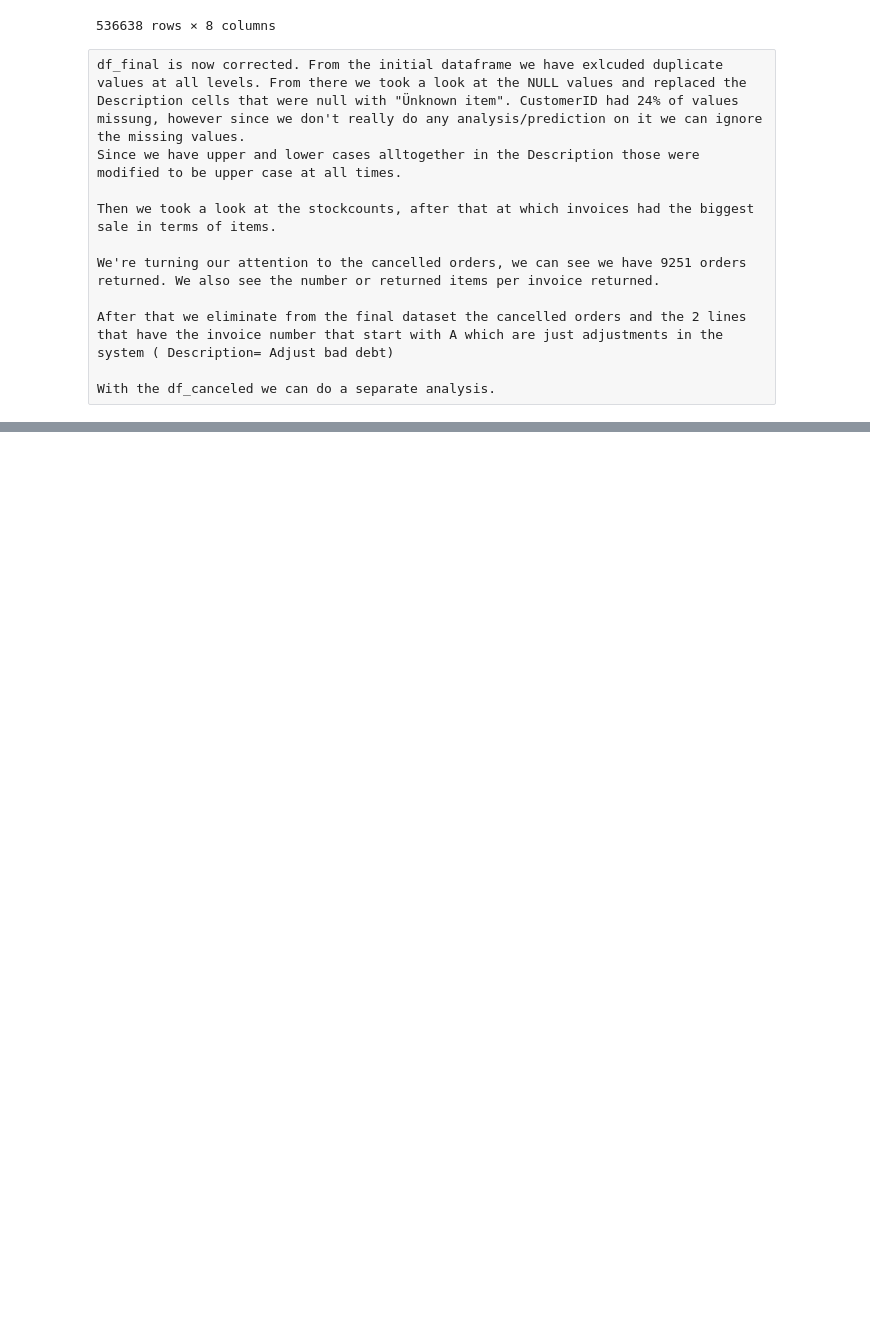
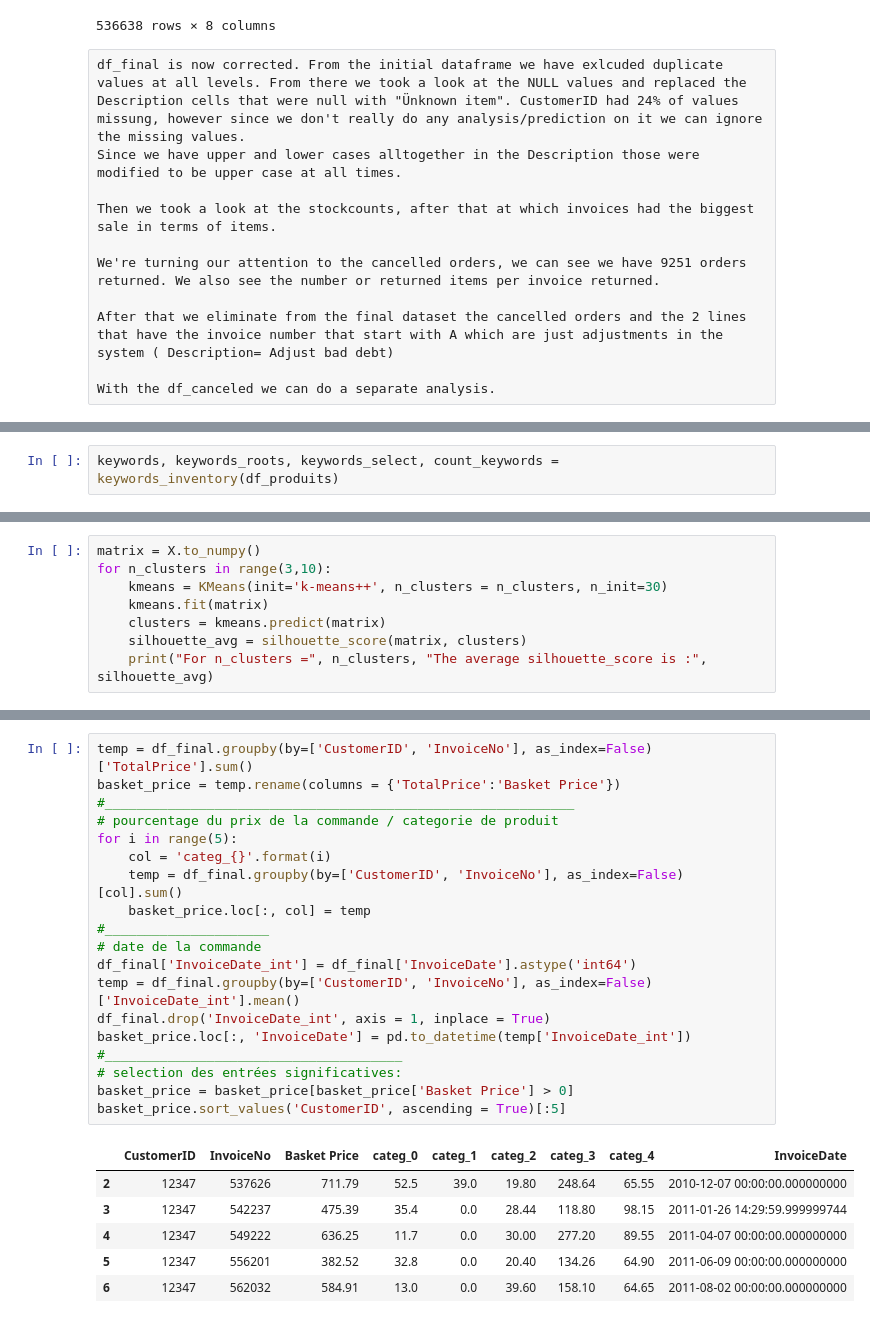
Before and after one commit to dariuspetrov/E-Commerce, a Jupyter notebook: DSIP-project.ipynb, the cells around one changed output, grey strips where cells are left out. Cells and saved outputs as stored; diff of their text form; blank space fills up the shorter version.

```diff
--- a/DSIP-project.ipynb
+++ b/DSIP-project.ipynb
@@ -253,0 +367,2 @@ With the df_canceled we can do a separate analysis.
+# %%
+keywords, keywords_roots, keywords_select, count_keywords = keywords_inventory(df_produits)
@@ -253,0 +381,8 @@ With the df_canceled we can do a separate analysis.
+# %%
+matrix = X.to_numpy()
+for n_clusters in range(3,10):
+    kmeans = KMeans(init='k-means++', n_clusters = n_clusters, n_init=30)
+    kmeans.fit(matrix)
+    clusters = kmeans.predict(matrix)
+    silhouette_avg = silhouette_score(matrix, clusters)
+    print("For n_clusters =", n_clusters, "The average silhouette_score is :", silhouette_avg)
@@ -253,0 +420,26 @@ With the df_canceled we can do a separate analysis.
+# %%
+temp = df_final.groupby(by=['CustomerID', 'InvoiceNo'], as_index=False)['TotalPrice'].sum()
+basket_price = temp.rename(columns = {'TotalPrice':'Basket Price'})
+#____________________________________________________________
+# pourcentage du prix de la commande / categorie de produit
+for i in range(5):
+    col = 'categ_{}'.format(i)
+    temp = df_final.groupby(by=['CustomerID', 'InvoiceNo'], as_index=False)[col].sum()
+    basket_price.loc[:, col] = temp
+#_____________________
+# date de la commande
+df_final['InvoiceDate_int'] = df_final['InvoiceDate'].astype('int64')
+temp = df_final.groupby(by=['CustomerID', 'InvoiceNo'], as_index=False)['InvoiceDate_int'].mean()
+df_final.drop('InvoiceDate_int', axis = 1, inplace = True)
+basket_price.loc[:, 'InvoiceDate'] = pd.to_datetime(temp['InvoiceDate_int'])
+#______________________________________
+# selection des entrées significatives:
+basket_price = basket_price[basket_price['Basket Price'] > 0]
+basket_price.sort_values('CustomerID', ascending = True)[:5]
+# %% [output]
+|  | CustomerID | InvoiceNo | Basket Price | categ_0 | categ_1 | categ_2 | categ_3 | categ_4 | InvoiceDate |
+| 2 | 12347 | 537626 | 711.79 | 52.5 | 39.0 | 19.80 | 248.64 | 65.55 | 2010-12-07 00:00:00.000000000 |
+| 3 | 12347 | 542237 | 475.39 | 35.4 | 0.0 | 28.44 | 118.80 | 98.15 | 2011-01-26 14:29:59.999999744 |
+| 4 | 12347 | 549222 | 636.25 | 11.7 | 0.0 | 30.00 | 277.20 | 89.55 | 2011-04-07 00:00:00.000000000 |
+| 5 | 12347 | 556201 | 382.52 | 32.8 | 0.0 | 20.40 | 134.26 | 64.90 | 2011-06-09 00:00:00.000000000 |
+| 6 | 12347 | 562032 | 584.91 | 13.0 | 0.0 | 39.60 | 158.10 | 64.65 | 2011-08-02 00:00:00.000000000 |
```
Also changed, not shown: parts of 29 cells of this notebook.
